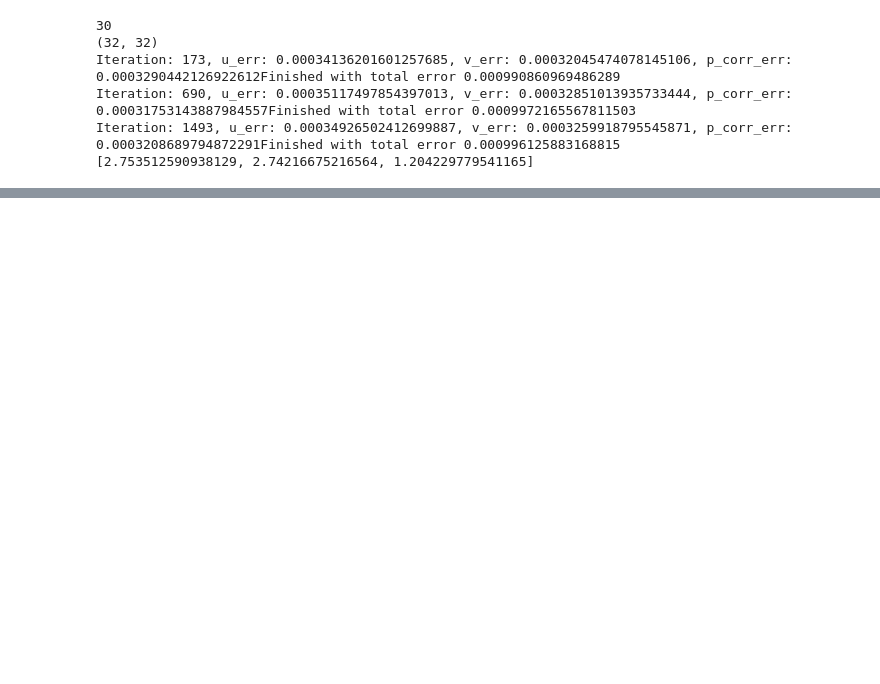
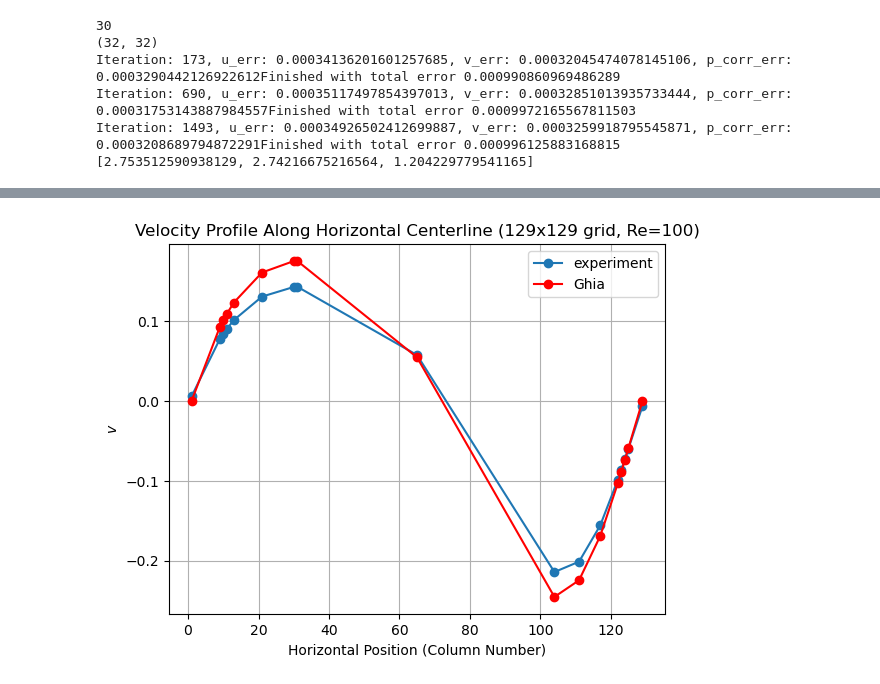
Before and after one commit to cl0udsw1tch/NavierStokesSolver, a Jupyter notebook: test.ipynb, the cells around one changed output, grey strips where cells are left out. Cells and saved outputs as stored; diff of their text form; code cells hidden in the pictures; blank space fills up the shorter version.

```diff
--- a/test.ipynb
+++ b/test.ipynb
@@ -1035,0 +1249,35 @@ array([[ 0.   ,  0.   ,  0.   , -0.   , -0.001, -0.002, -0.004, -0.005, -0.007,
+# %%
+center_row = len(s2.x['v']) // 2
+x = np.array([1,9,10,11,13,21,30,31,65,104,111,117,122,123,124,125,129])
+vref = np.array([
+0.00000,
+-0.05906,
+-0.07391,
+-0.08864,
+-0.10313,
+-0.16914,
+-0.22445,
+-0.24533,
+0.05454,
+0.17527,
+0.17507,
+0.16077,
+0.12317,
+0.10890,
+0.10091,
+0.09233,
+0.00000 ])[::-1]
+velocity_profile = s2.x['v'][center_row, x]
+
+# Plot the velocity profile
+plt.plot(x, velocity_profile, marker='o', label="experiment")
+plt.plot(x, vref, marker="o", color='r', label = "Ghia")
+
+plt.title("Velocity Profile Along Horizontal Centerline (129x129 grid, Re=100)")
+plt.xlabel("Horizontal Position (Column Number)")
+plt.ylabel("$v$")
+plt.grid()
+plt.legend()
+plt.show()
+# %% [output]
+[figure, added]
```
Also changed, not shown: parts of 43 cells of this notebook, 11 other files.
